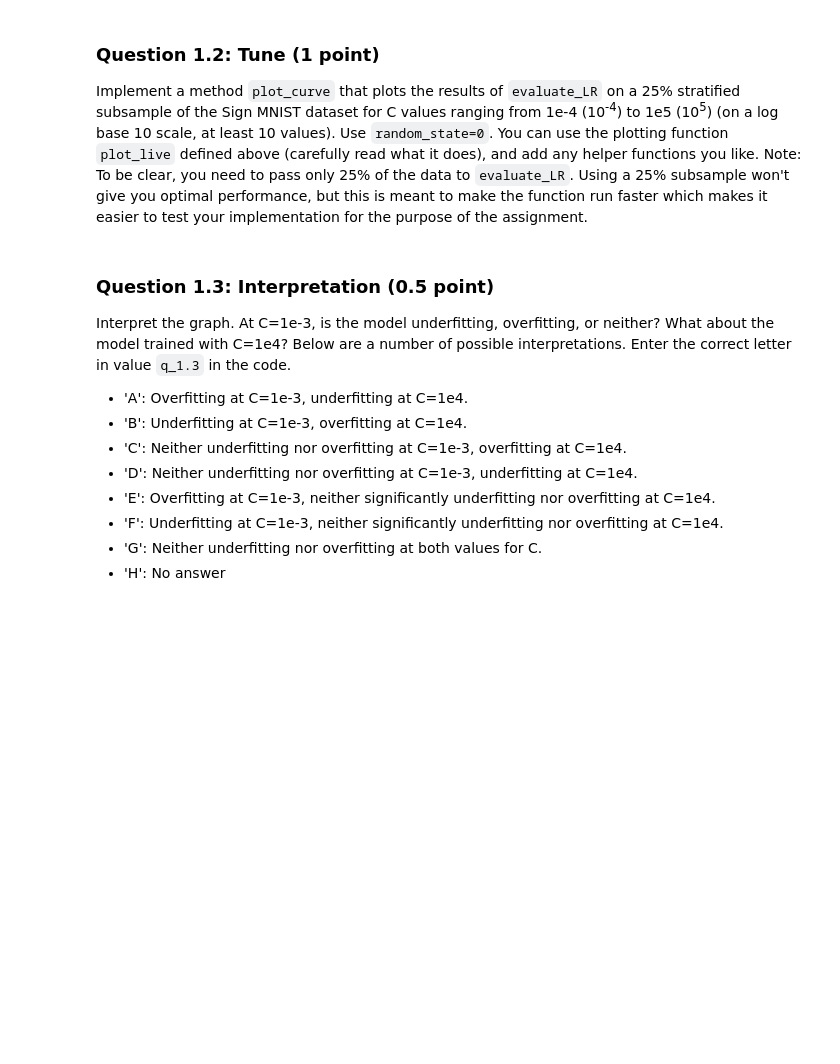
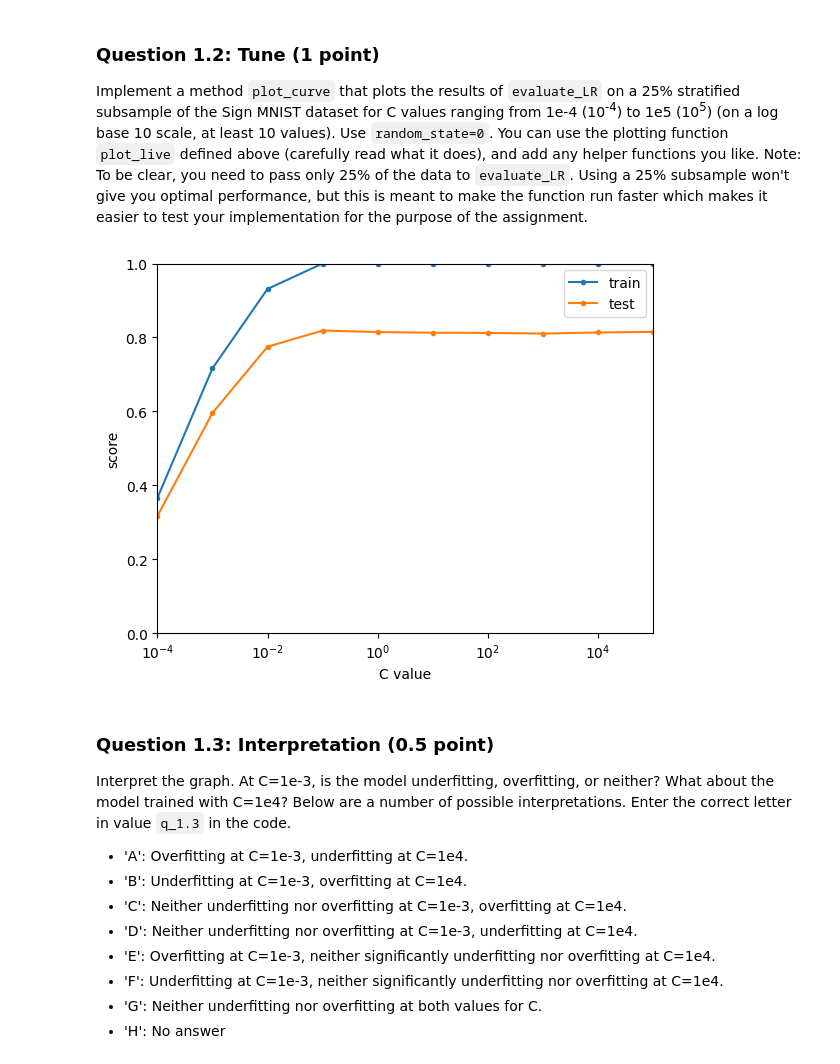
Before and after one commit to PhobosX15/Recognizing-ASL-using-ML-, a Jupyter notebook: Assignment_1_2023.ipynb, the cells around one changed output. Drawn from its saved outputs; the diff is of its cells as text; code cells hidden in the pictures; blank space fills up the shorter version.

```diff
--- a/Assignment_1_2023.ipynb
+++ b/Assignment_1_2023.ipynb
@@ -194,6 +192,11 @@ Implement a method `evaluate_LR` that evaluates a Logistic Regression model for
 **Important:** Only use the variables passed as parameters (in this case, `X`, `y`, and `C`). Do not add additional parameters to the function, and do not use global variables in the function implementation (except for imported modules and functions, which you are free to use). These guidelines also apply to any future questions in this and future assignment(s).
 # %%
 # Implement
+from sklearn.linear_model import LogisticRegression
+from sklearn.model_selection import cross_validate
+from sklearn.model_selection import train_test_split
+from sklearn.preprocessing import StandardScaler
+
 def evaluate_LR(X, y, C):
     """ Evaluate an LR with 10-fold cross-validation on the provided (X, y) data.
     Keyword arguments:
@@ -203,4 +206,8 @@ def evaluate_LR(X, y, C):
 
     Returns: a dictionary with the mean train and test score, e.g. {"train": 0.9, "test": 0.95}
     """
-    pass
+    model= LogisticRegression(C=C,penalty="l2",max_iter=1000) #LogisticRegressionCV by default uses the stratified 10-fold cross-validation
+    Scaler=StandardScaler().fit(X)
+    X_scaled=Scaler.transform(X)
+    scores = cross_validate(model, X_scaled, y, cv=2, return_train_score=True)
+    return {"train": scores['train_score'].mean(), "test": scores['test_score'].mean()}
@@ -215,16 +226,23 @@ Implement a method `plot_curve` that plots the results of `evaluate_LR` on a 25%
 # %%
 # Implement. Do not change the name or signature of this function.
 def plot_curve(X,y):
     """ Plots the train and test accuracy of logistic regression on a 25%
     subsample of the given data for different amounts of regularization.
     X -- the data for training and testing
     y -- the correct labels
 
     Returns: a plot as described above, with C on the x-axis and accuracy on
     the y-axis.
     """
-    pass
+    X_train,_,y_train,_ = train_test_split(X, y, test_size=0.75, random_state=0)
+    C_range= np.logspace(-4,5,10)
+    Scores_train=[]
+    Scores_test=[]
+
+    plot_live(X_train,y_train,evaluate_LR,"C value",C_range)
 plot_curve(X,y)
+# %% [output]
+[figure, added]
 # %%
 validation.is_legal_function(plot_curve)
 # %% [markdown]
```
Also changed, not shown: parts of 3 cells of this notebook.
